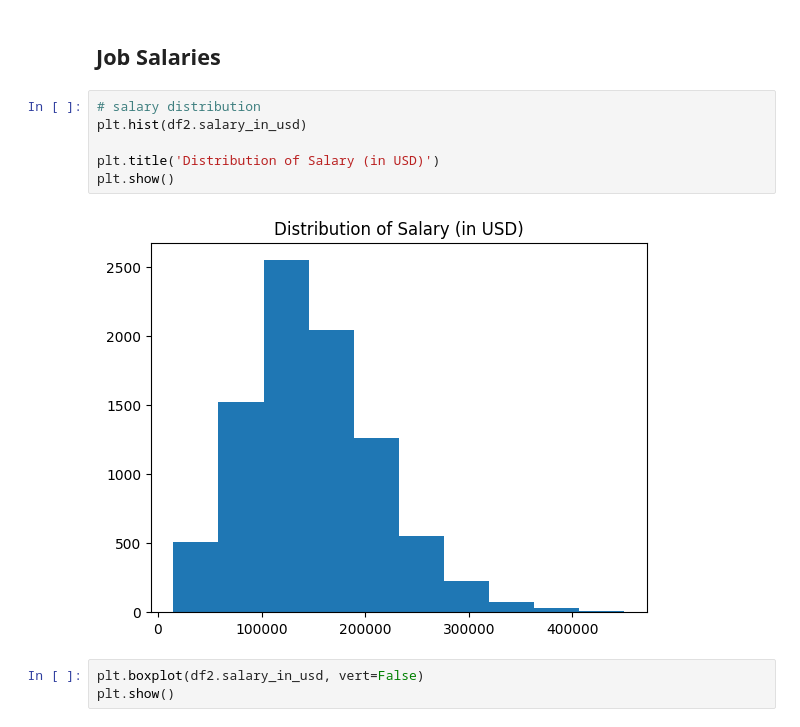
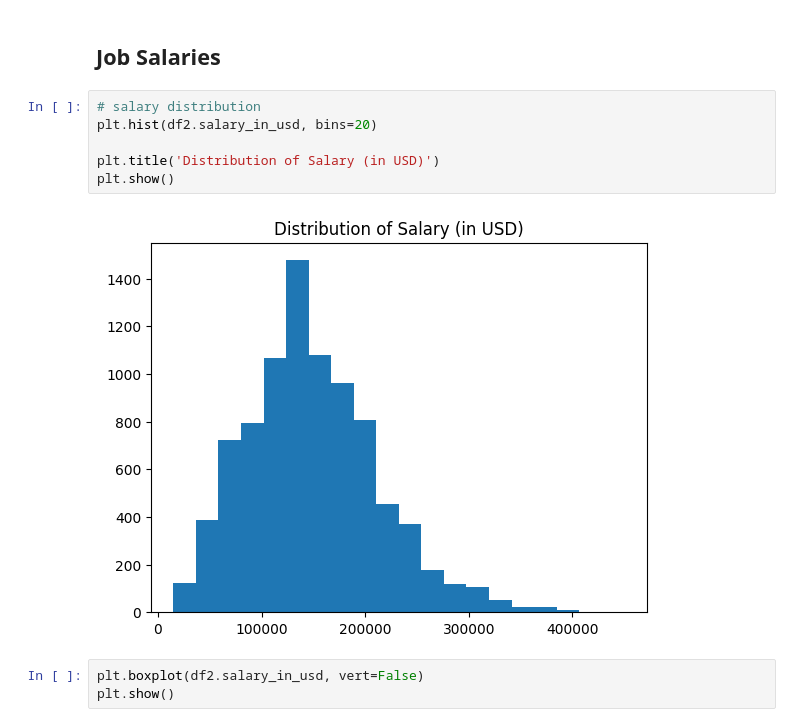
Before and after one commit to mezkymy/global-salaries, a Jupyter notebook: global-salaries.ipynb, the cells around one changed output. Saved outputs shown, nothing was run; the diff lists cells and outputs as text.

```diff
--- a/global-salaries.ipynb
+++ b/global-salaries.ipynb
@@ -131,12 +131,12 @@ df2 = df[df['employment_type'] == 'FT']
 ## Job Salaries
 # %%
 # salary distribution
-plt.hist(df2.salary_in_usd)
+plt.hist(df2.salary_in_usd, bins=20)
 
 plt.title('Distribution of Salary (in USD)')
 plt.show()
 # %% [output]
-[figure, old version]
+[figure, new version]
 # %%
 plt.boxplot(df2.salary_in_usd, vert=False)
 plt.show()
```
Also changed, not shown: parts of 3 cells of this notebook.
